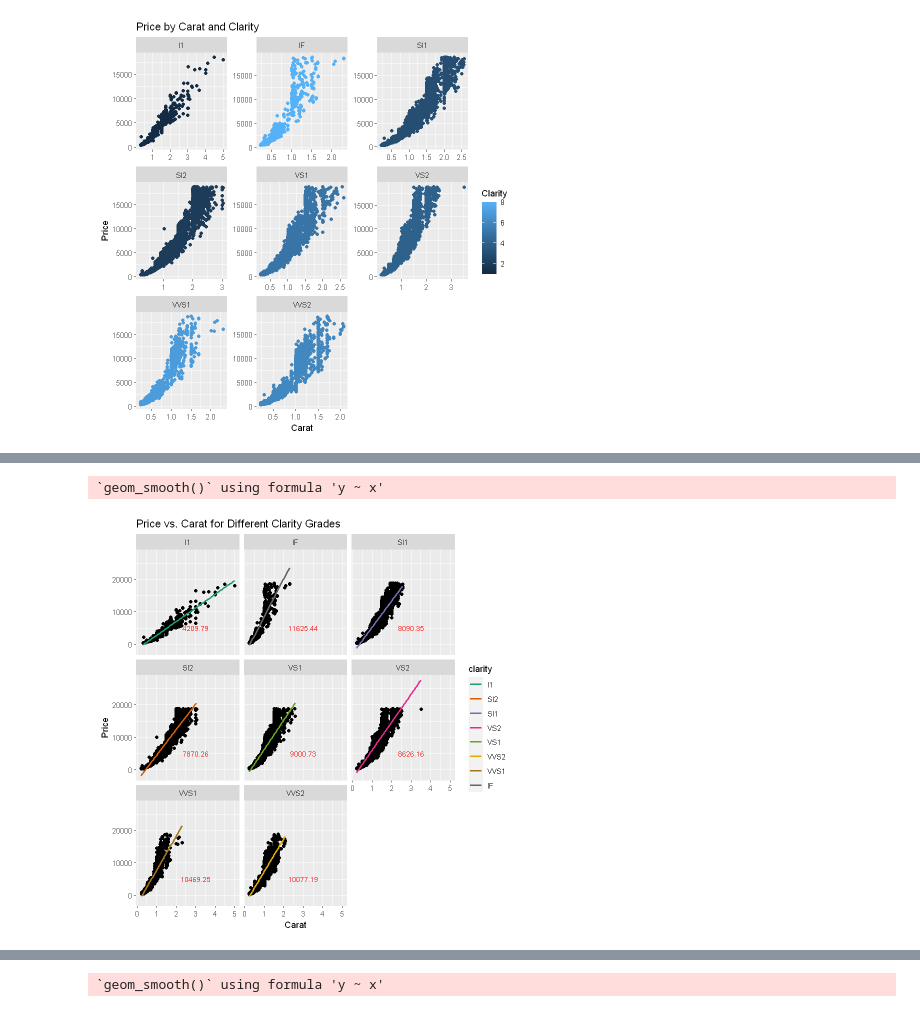
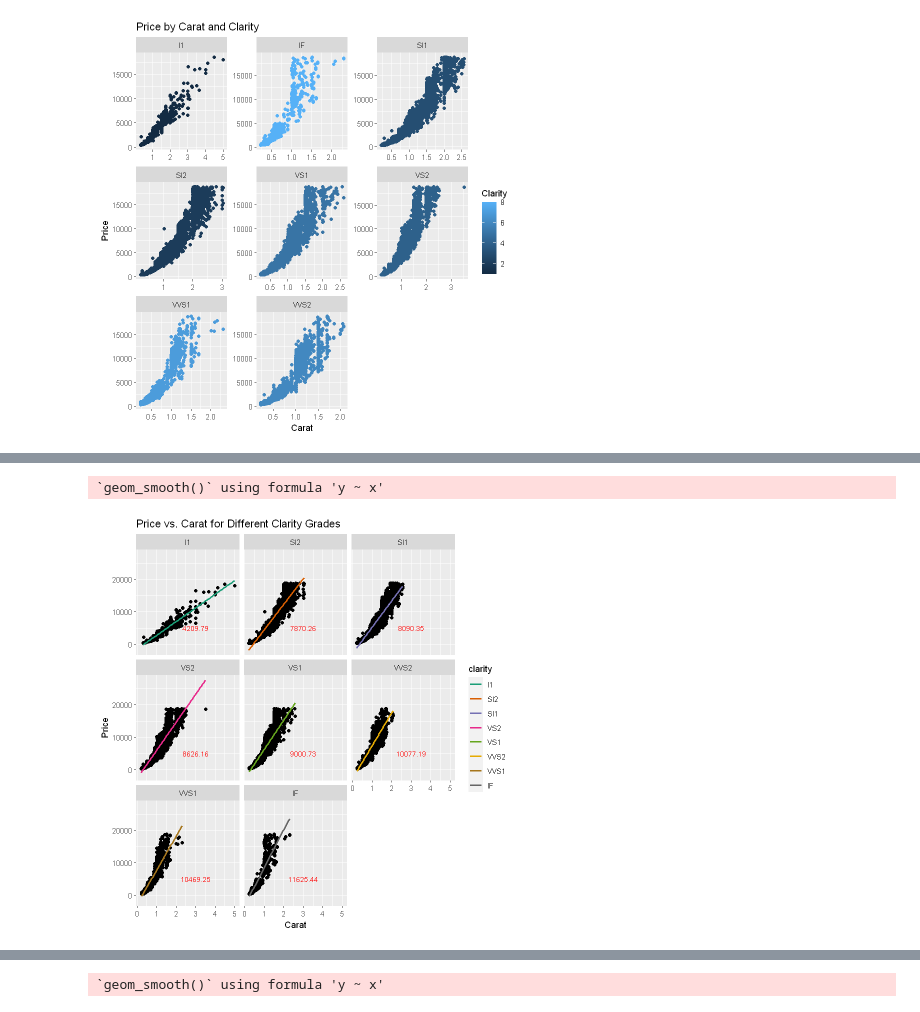
Before and after one commit to whats2000/coding-stuff-I-make-from-learning, a Jupyter notebook: R/other/Team Project/project.ipynb, the cells around one changed output, grey strips where cells are left out. Drawn from its saved outputs; the diff is of its cells as text; code cells hidden in the pictures.

```diff
--- a/R/other/Team Project/project.ipynb
+++ b/R/other/Team Project/project.ipynb
@@ -152,26 +137,28 @@ The following objects are masked from 'package:base':
+# %%
+# 計算回歸線斜率
+df_lm_clarity <- df %>%
+  group_by(clarity) %>%
+  summarise(slope_clarity = coef(lm(price ~ carat))[2]) %>%
+  arrange(slope_clarity)
+
+# 將 clarity 按照回歸線斜率排序
+df_clarity <- df %>%
+  mutate(clarity = factor(clarity, levels = df_lm_clarity$clarity)) %>%
+  arrange(clarity, carat)
 # %%
-# 計算回歸線斜率
-df_lm <- df %>%
-  group_by(clarity) %>%
-  summarise(slope = coef(lm(price ~ carat))[2]) %>%
-  arrange(slope)
-
-# 將 clarity 按照回歸線斜率排序
-df <- df %>%
-  mutate(clarity = factor(clarity, levels = df_lm$clarity))
-
 # 繪製 scatter plot
-ggplot(df, aes(x = carat, y = price)) +
+ggplot(df_clarity, aes(x = carat, y = price)) +
   geom_point() +
   facet_wrap(~ clarity, ncol = 3) +
   # 繪製回歸線
   geom_smooth(aes(color = clarity), method = "lm", se = FALSE) +
   # 標記回歸線斜率
-  geom_text(data = df_lm, aes(x = 3, y = 5000, label = round(slope, 2)),
+  geom_text(data = df_lm_clarity %>% mutate(clarity = factor(clarity, levels = unique(df_clarity$clarity))),
+            aes(x = 3, y = 5000, label = round(slope_clarity, 2)),
             color = "red", size = 3) +
   labs(title = "Price vs. Carat for Different Clarity Grades",
        x = "Carat", y = "Price") +
   scale_color_brewer(palette = "Dark2")
 # %% [output]
 `geom_smooth()` using formula 'y ~ x'
-[figure, old version]
+[figure, new version]
```
Also changed, not shown: parts of 18 cells of this notebook.
